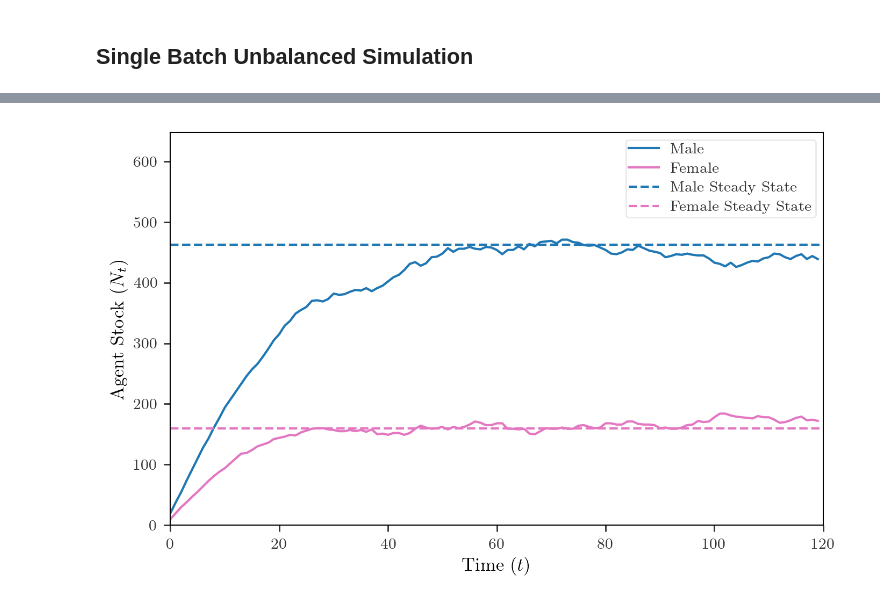
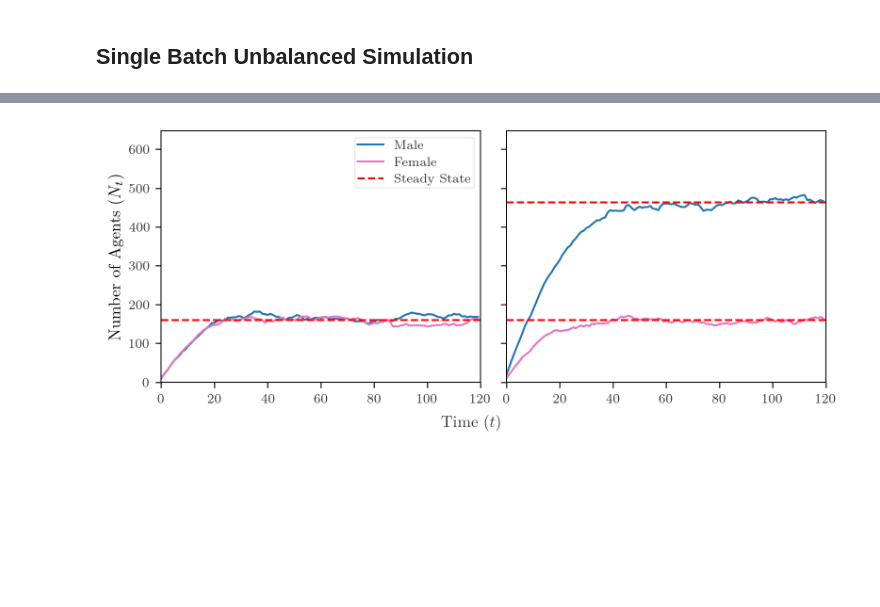
Before and after one commit to patohdzs/project-swipe, a Jupyter notebook: code/abm/br-dynamics.ipynb, the cells around one changed output, grey strips where cells are left out. Saved outputs shown, nothing was run; the diff lists cells and outputs as text; code cells hidden in the pictures; blank space fills up the shorter version.

Commit message:
New BR dynamics plot

```diff
--- a/code/abm/br-dynamics.ipynb
+++ b/code/abm/br-dynamics.ipynb
@@ -111,6 +111,8 @@ def SSE(x):
 ## Balanced Steady State Equilibria Computation
 # %%
 reset_exog_params()
+λm = 10
+λw = 10
 μ_test = np.random.rand(Bm)
 ω_test = np.random.rand(Bw)
 
@@ -287,6 +290,6 @@ T = 120
 μ0 = np.random.rand(Bm)
 ω0 = np.random.rand(Bw)
 simulation = simulate_MBR(T, μ0, ω0)
-batch = pd.DataFrame(simulation)
-batch.head(5)
+b_batch = pd.DataFrame(simulation)
+b_batch.head(5)
 # %% [output]
@@ -316,15 +319,15 @@ Loss @t=1: 0.0
 # %%
-mass_by_sex = batch.groupby(['time', 'sex'], as_index=False).size()
+mass_by_sex = b_batch.groupby(['time', 'sex'], as_index=False).size()
 Nm_series = mass_by_sex[mass_by_sex.sex=='Male']['size']
 Nw_series = mass_by_sex[mass_by_sex.sex=='Female']['size']
 
 fig, ax = plt.subplots()
 ax.set_xlim(0,T)
-ax.set_ylim(0, 1.4*max(ss_Nm, ss_Nw))
+ax.set_ylim(0, 1.4*max(ss_Nm_b, ss_Nw_b))
 ax.plot(range(0,T), Nm_series, color='tab:blue', label='Male')
 ax.plot(range(0,T), Nw_series, color='tab:pink', label='Female')
 
-ax.axhline(y=ss_Nm, color='r', linestyle='--', label='Steady State')
+ax.axhline(y=ss_Nm_b, color='r', linestyle='--', label='Steady State')
 
 ax.set(xlabel=r'Time ($t$)', ylabel=r'Agent Stock ($N_t$)')
 ax.legend()
@@ -414,6 +417,6 @@ T = 120
 μ0 = np.random.rand(Bm)
 ω0 = np.random.rand(Bw)
 simulation = simulate_MBR(T, μ0, ω0)
-batch = pd.DataFrame(simulation)
-batch.head(5)
+ub_batch = pd.DataFrame(simulation)
+ub_batch.head(5)
 # %% [output]
@@ -443,20 +446,35 @@ Loss @t=1: 0.0
 # %%
-mass_by_sex = batch.groupby(['time', 'sex'], as_index=False).size()
-Nm_series = mass_by_sex[mass_by_sex.sex=='Male']['size']
-Nw_series = mass_by_sex[mass_by_sex.sex=='Female']['size']
+mass_b = b_batch.groupby(['time', 'sex'], as_index=False).size()
+mass_ub = ub_batch.groupby(['time', 'sex'], as_index=False).size()
 
-fig, ax = plt.subplots()
-ax.set_xlim(0,T)
-ax.set_ylim(0, 1.4*max(ss_Nm, ss_Nw))
-ax.plot(range(0,T), Nm_series, color='tab:blue', label='Male')
-ax.plot(range(0,T), Nw_series, color='tab:pink', label='Female')
+Nm_b = mass_b[mass_by_sex.sex=='Male']['size']
+Nw_b = mass_b[mass_by_sex.sex=='Female']['size']
 
-ax.axhline(y=ss_Nm, color='tab:blue', linestyle='--', label='Male Steady State')
-ax.axhline(y=ss_Nw, color='tab:pink', linestyle='--', label='Female Steady State')
+Nm_ub = mass_ub[mass_by_sex.sex=='Male']['size']
+Nw_ub = mass_ub[mass_by_sex.sex=='Female']['size']
 
-ax.set(xlabel=r'Time ($t$)', ylabel=r'Agent Stock ($N_t$)')
-ax.legend()
-plt.savefig('../../figures/abm-br-unbalanced.png', bbox_inches='tight')
+fig, axs = plt.subplots(1,2, figsize=(6.267704441677044, 2.6368271881975483), constrained_layout=True, sharey=True)
+axs[0].set_xlim(0,T)
+axs[1].set_xlim(0,T)
+
+axs[0].set_ylim(0, 1.4*max(ss_Nm_b, ss_Nw_b))
+axs[1].set_ylim(0, 1.4*max(ss_Nm, ss_Nw))
+
+axs[0].plot(range(0,T), Nm_b, color='tab:blue', label='Male')
+axs[0].plot(range(0,T), Nw_b, color='tab:pink', label='Female')
+axs[1].plot(range(0,T), Nm_ub, color='tab:blue', label='Male')
+axs[1].plot(range(0,T), Nw_ub, color='tab:pink', label='Female')
+
+axs[0].axhline(y=ss_Nm_b, color='r', linestyle='--', label='Steady State')
+axs[1].axhline(y=ss_Nm, color='r', linestyle='--', label='Steady State')
+axs[1].axhline(y=ss_Nw, color='r', linestyle='--', label='Steady State')
+
+axs[0].legend()
+
+axs[0].set(ylabel=r'Number of Agents ($N_t$)')
+fig.supxlabel('Time ($t$)', size=10)
+
+plt.savefig('../../figures/abm-br.png', bbox_inches='tight')
 plt.show()
 # %% [output]
-[figure, old version]
+[figure, new version]
```
Also changed, not shown: parts of 7 cells of this notebook, 10 other files.
